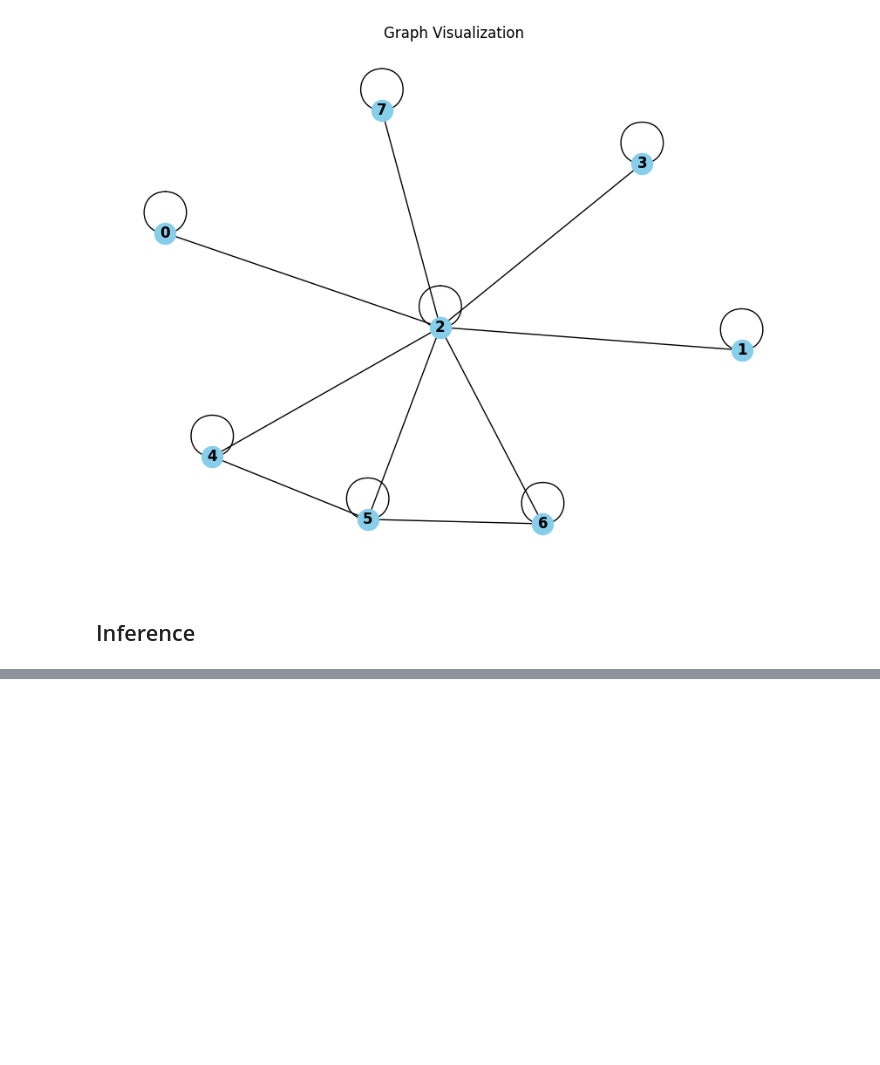
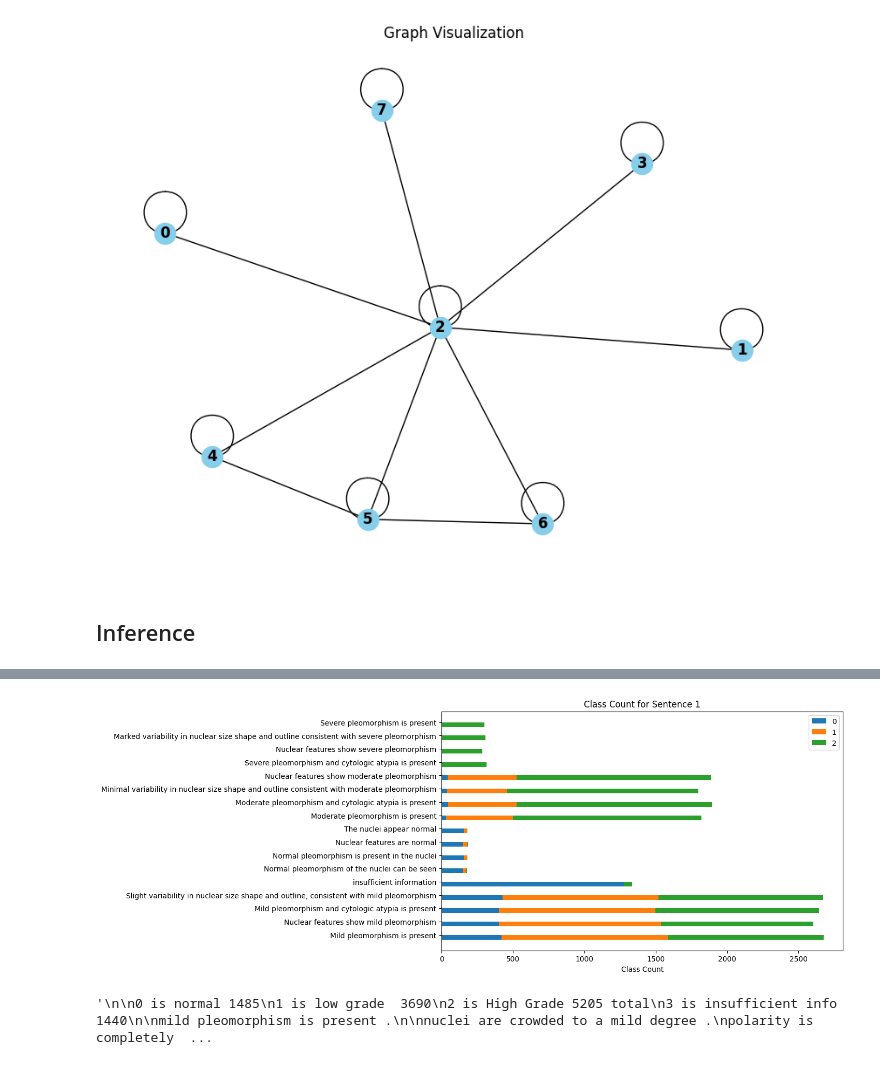
Before and after one commit to PeterrHH/GNN-Histo-Caption, a Jupyter notebook: main/Untitled.ipynb, the cells around one changed output, grey strips where cells are left out. Cells and saved outputs as stored; diff of their text form; code cells hidden in the pictures; blank space fills up the shorter version.

```diff
--- a/main/Untitled.ipynb
+++ b/main/Untitled.ipynb
@@ -964,0 +1068,15 @@ ssl._create_default_https_context = ssl._create_unverified_context # Use it to s
+# %%
+'''
+label1: LP11_12_7  H3_01_1  1_00156_sub0_003  235
+label2: 115831_009  118230_000  115831_010  115853_001 1_00156_sub0_055
+
+label3: 1_00161_sub0_007     116974_002   LP8_68_1 71 LP8_59_8 '2_00377_sub0_026
+
+'''
+
+eval_key = eval_data.keys()
+test_key = test_data.keys()
+eval_set = random.sample(eval_key, 10)
+print(eval_set)
+# print([key for key,value in eval_data.items() if value['label'] == 2])
+#print(len([key for key,value in eval_data.items() if value['label'] == 3]))
@@ -1270,0 +1702,8 @@ get_synonyms("are")
+# %%
+unique_sent = check_data_spread(full_data,4,0) # 0 -4
+# print(unique_sent)
+print(len(unique_sent))
+
+unique_sent_train = check_data_spread(train_data,4) # 0 -4
+#print(unique_sent_train)
+print(len(unique_sent_train))
@@ -1270,0 +1942,22 @@ get_synonyms("are")
+# %%
+plot_spread(check_data_spread(full_data,0),0)
+# print(check_data_spread(full_data,1).keys())
+'''
+
+0 is normal 1485
+1 is low grade  3690
+2 is High Grade 5205 total
+3 is insufficient info 1440
+
+mild pleomorphism is present .
+
+nuclei are crowded to a mild degree .
+polarity is completely lost . Mainly Class 2
+mitosis is rare . All are a lot
+the nucleoli are mostly inconspicuous .
+
+
+'''
+# %% [output]
+[figure, added]
+'\n\n0 is normal 1485\n1 is low grade  3690\n2 is High Grade 5205 total\n3 is insufficient info 1440\n\nmild pleomorphism is present .\n\nnuclei are crowded to a mild degree .\npolarity is completely  ...
```
Also changed, not shown: parts of 85 cells of this notebook, 30 other files.
